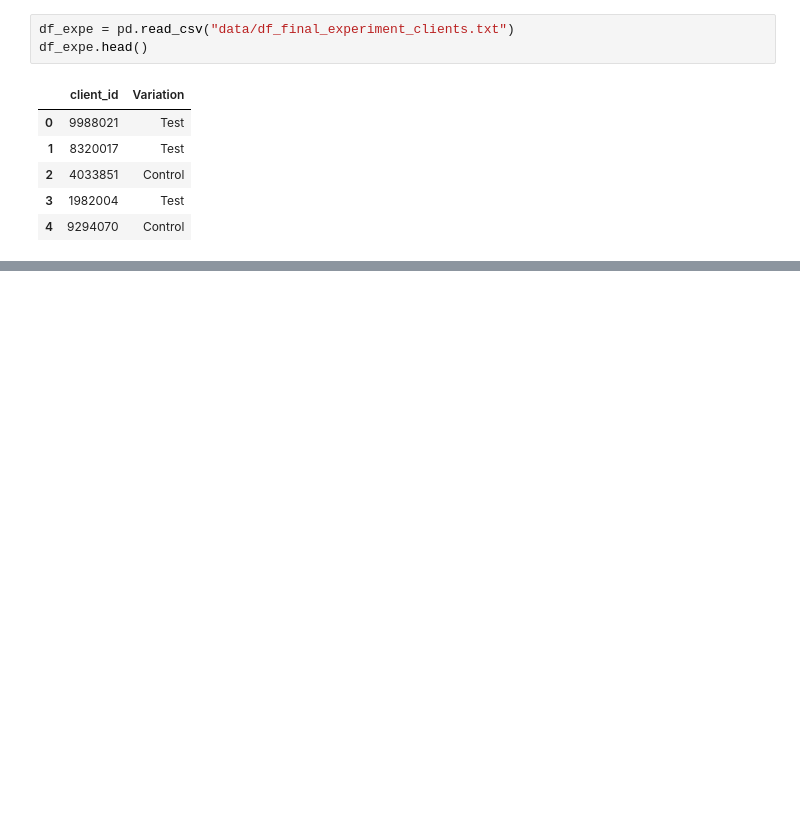
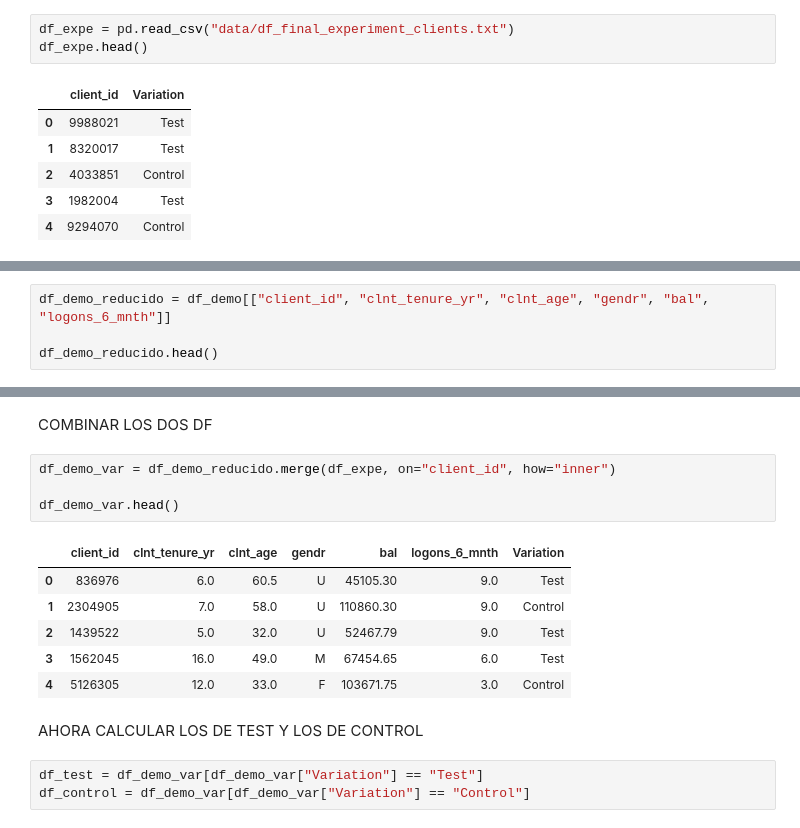
Before and after one commit to walnertpadron18/Proyecto3Tableu, a Jupyter notebook: prueba2walnert.ipynb, the cells around one changed output, grey strips where cells are left out. Cells and saved outputs as stored; diff of their text form; blank space fills up the shorter version.

```diff
--- a/prueba2walnert.ipynb
+++ b/prueba2walnert.ipynb
@@ -76,0 +142,4 @@ dtype: int64
+# %%
+df_demo_reducido = df_demo[["client_id", "clnt_tenure_yr", "clnt_age", "gendr", "bal", "logons_6_mnth"]]
+
+df_demo_reducido.head()
@@ -76,0 +153,18 @@ dtype: int64
+# %% [markdown]
+COMBINAR LOS DOS DF
+# %%
+df_demo_var = df_demo_reducido.merge(df_expe, on="client_id", how="inner")
+
+df_demo_var.head()
+# %% [output]
+|  | client_id | clnt_tenure_yr | clnt_age | gendr | bal | logons_6_mnth | Variation |
+| 0 | 836976 | 6.0 | 60.5 | U | 45105.30 | 9.0 | Test |
+| 1 | 2304905 | 7.0 | 58.0 | U | 110860.30 | 9.0 | Control |
+| 2 | 1439522 | 5.0 | 32.0 | U | 52467.79 | 9.0 | Test |
+| 3 | 1562045 | 16.0 | 49.0 | M | 67454.65 | 6.0 | Test |
+| 4 | 5126305 | 12.0 | 33.0 | F | 103671.75 | 3.0 | Control |
+# %% [markdown]
+AHORA CALCULAR LOS DE TEST Y LOS DE CONTROL
+# %%
+df_test = df_demo_var[df_demo_var["Variation"] == "Test"]
+df_control = df_demo_var[df_demo_var["Variation"] == "Control"]
```
Also changed, not shown: parts of 21 cells of this notebook.
